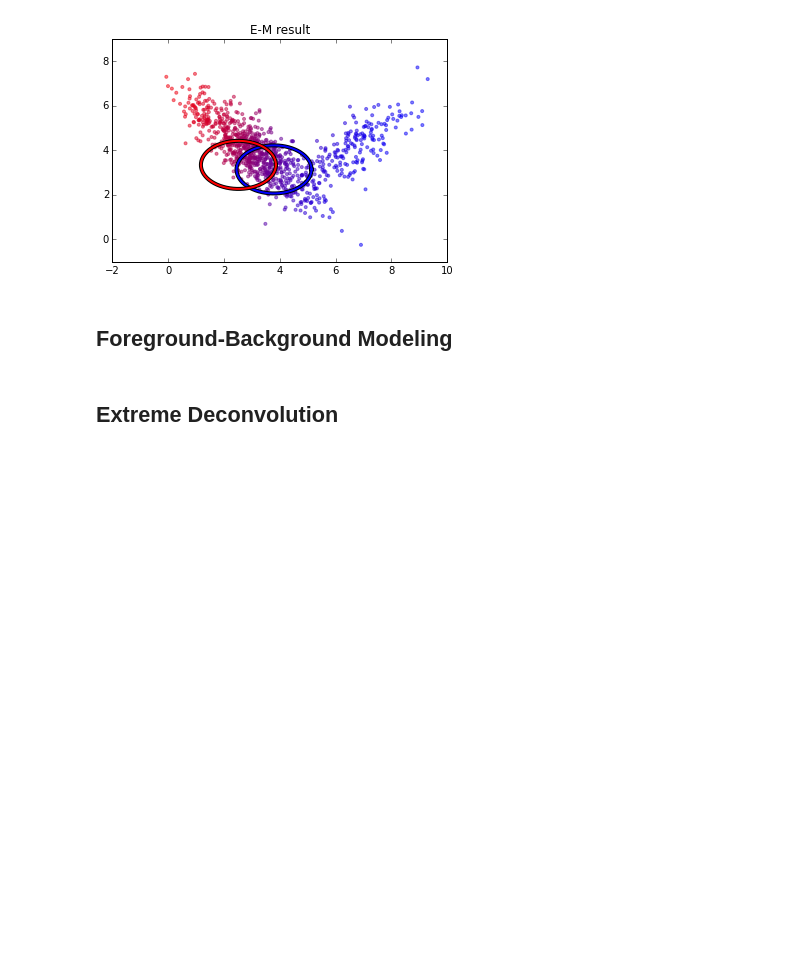
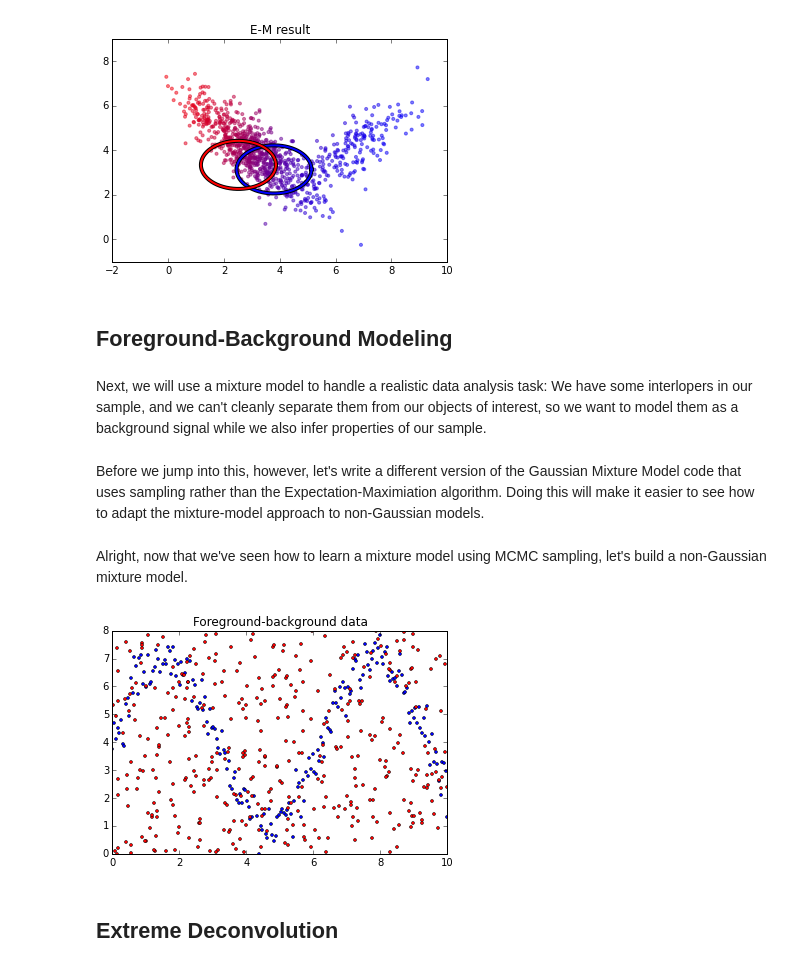
Before and after one commit to dstndstn/Unsupervised, a Jupyter notebook: notebook.ipynb, the cells around one changed output. Drawn from its saved outputs; the diff is of its cells as text; code cells hidden in the pictures; blank space fills up the shorter version.

Commit message:
sketch out foreground-background and MCMC parts

```diff
--- a/notebook.ipynb
+++ b/notebook.ipynb
@@ -194,3 +194,7 @@ plt.title('E-M result');
 [figure]
 # %% [markdown]
 ## Foreground-Background Modeling
+# %% [markdown]
+Next, we will use a mixture model to handle a realistic data analysis task: We have some interlopers in our sample, and we can't cleanly separate them from our objects of interest, so we want to model them as a background signal while we also infer properties of our sample.
+# %% [markdown]
+Before we jump into this, however, let's write a different version of the Gaussian Mixture Model code that uses sampling rather than the Expectation-Maximiation algorithm.  Doing this will make it easier to see how to adapt the mixture-model approach to non-Gaussian models.
@@ -196,0 +203,26 @@ plt.title('E-M result');
+# %% [markdown]
+Alright, now that we've seen how to learn a mixture model using MCMC sampling, let's build a non-Gaussian mixture model.
+# %%
+# Here's our foreground-background synthetic dataset:
+xlo,xhi = 0,10
+ylo,yhi = 0,8
+# Here are the real objects in our sample:
+Nf = 200
+sf = 0.5
+xf = np.linspace(xlo, xhi, Nf)
+yf = 3*np.sin(xf) + 4 + np.random.normal(scale=sf, size=Nf)
+# And here are the background objects
+Nb = 400
+xb = np.random.uniform(xlo, xhi, size=Nb)
+yb = np.random.uniform(ylo, yhi, size=Nb)
+Xi = [np.vstack((xf,yf)).T, np.vstack((xb,yb)).T]
+X = np.vstack(Xi)
+
+plt.clf()
+for i,x in enumerate(Xi):
+    plt.plot(x[:,0], x[:,1], 'o', color=utils.colors[i], ms=3)
+plt.title('Foreground-background data');
+plt.axis([xlo,xhi,ylo,yhi])
+plt.show();
+# %% [output]
+[figure, added]
```
Also changed, not shown: parts of 3 cells of this notebook.
